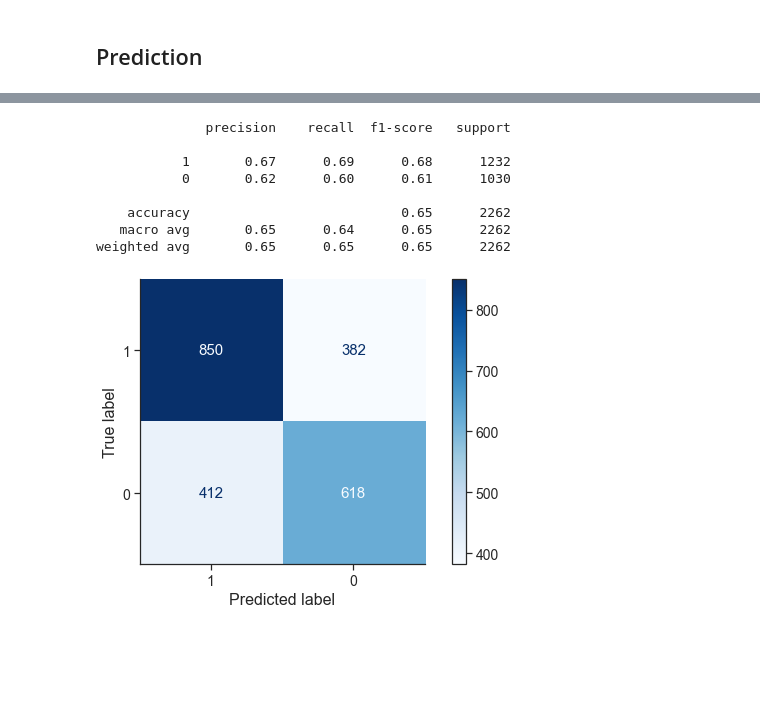
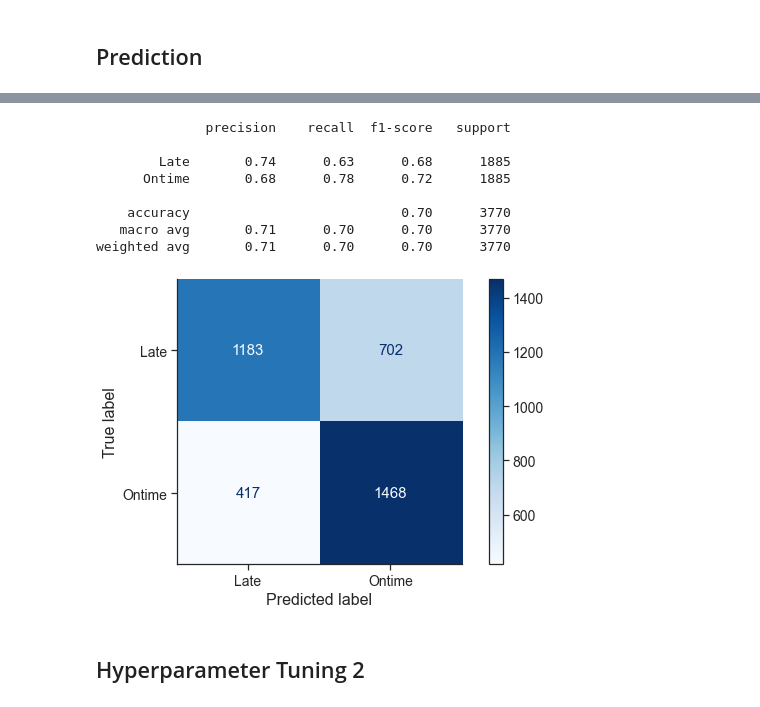
Before and after one commit to fnurrahmadi/data-portfolio, a Jupyter notebook: E-Commerce Shipping Data/project.ipynb, the cells around one changed output, grey strips where cells are left out. Cells and saved outputs as stored; diff of their text form; code cells hidden in the pictures; blank space fills up the shorter version.

```diff
--- a/E-Commerce Shipping Data/project.ipynb
+++ b/E-Commerce Shipping Data/project.ipynb
@@ -1846,7 +1919,7 @@ print('RECALL SCORES ON TEST DATA:\n')
 for model in models:
     model.fit(X_train[feat], y_train)
     y_pred = model.predict(X_test[feat])
-    test_results.append(recall_score(y_test, y_pred))
+    test_results.append(recall_score(y_test, y_pred, average='micro'))
 for i, model in enumerate(models):
     print(model, ':', test_results[i])
 # %% [output]
@@ -1960,0 +1996,3 @@ params = {
+# %%
+model = xgbrf
+model
@@ -1961,4 +2008,28 @@ params = {
+# %%
+params = dict(
+    booster = ['dart'],
+    eta = [0.1,0.3],
+    gamma = [0.1,0.2],
+    max_depth = [7,8],
+    min_child_weight = [0.9,1],
+    max_delta_step = [0,0.1],
+    subsample = [0.65,0.7],
+    tree_method = ['hist'],
+    scale_pos_weight = [1.55],
+    random_state = [42],
+    n_jobs = [-1],
+    objective = ['binary:logistic'],
+    max_bin = [1024,4096],
+    reg_lambda = [0.5],
+    reg_alpha = [0.7],
+
+#     sample_type = ['uniform'],
+#     normalize_type = ['tree'],
+#     rate_drop = [0],
+#     one_drop = [0],
+#     skip_drop = [0]
+)
 # %%
-gs = GridSearchCV(estimator=model, param_grid=params, verbose=1, cv=5, n_jobs=-1, scoring='recall')
+gs = GridSearchCV(estimator=model, param_grid=params, verbose=1, cv=5, n_jobs=-1, scoring='recall_micro')
 model1 = gs.fit(X_train[feat], y_train)
 # %% [output]
@@ -1978,19 +2062,21 @@ y_pred1 = model1.predict(X_test[feat])
 # %%
-print(classification_report(y_test, y_pred1, labels=sorted(model1.classes_, reverse=True)))
+print(classification_report(y_test, y_pred1, labels=sorted(model1.classes_, reverse=True), target_names=['Late','Ontime']))
 # %% [output]
               precision    recall  f1-score   support
 
-           1       0.67      0.69      0.68      1232
-           0       0.62      0.60      0.61      1030
+        Late       0.74      0.63      0.68      1885
+      Ontime       0.68      0.78      0.72      1885
 
-    accuracy                           0.65      2262
-   macro avg       0.65      0.64      0.65      2262
-weighted avg       0.65      0.65      0.65      2262
+    accuracy                           0.70      3770
+   macro avg       0.71      0.70      0.70      3770
+weighted avg       0.71      0.70      0.70      3770
 # %%
 cm = confusion_matrix(y_test, y_pred1, labels=sorted(model1.classes_, reverse=True))
-disp = ConfusionMatrixDisplay(confusion_matrix=cm, display_labels=sorted(model1.classes_, reverse=True))
+disp = ConfusionMatrixDisplay(confusion_matrix=cm, display_labels=['Late','Ontime'])
 disp.plot(cmap='Blues')
 plt.tight_layout()
 plt.show()
 # %% [output]
-[figure, old version]
+[figure, new version]
+# %% [markdown]
+## Hyperparameter Tuning 2
```
Also changed, not shown: parts of 81 cells of this notebook.
